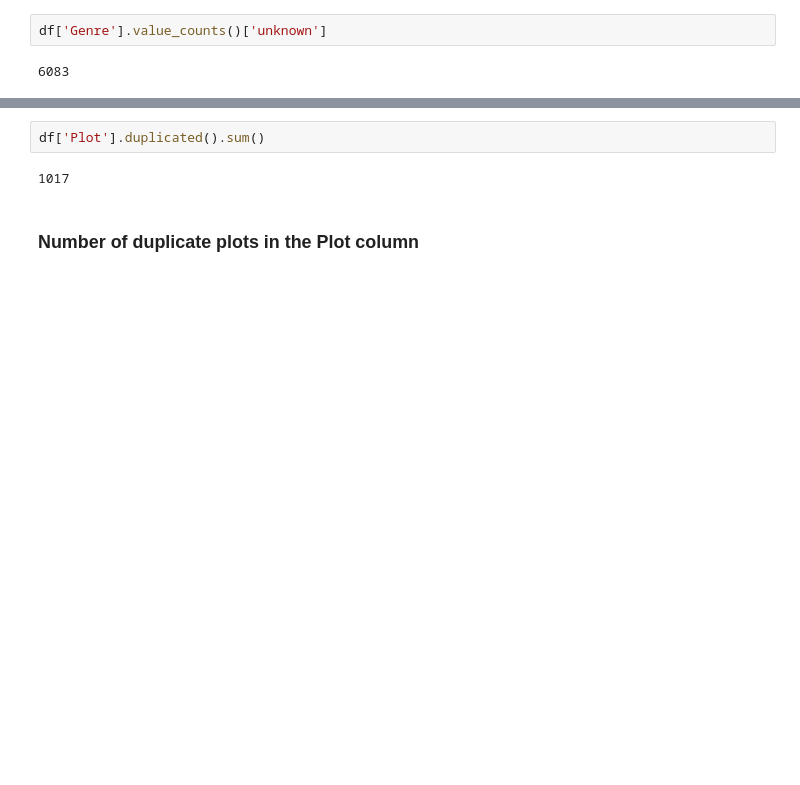
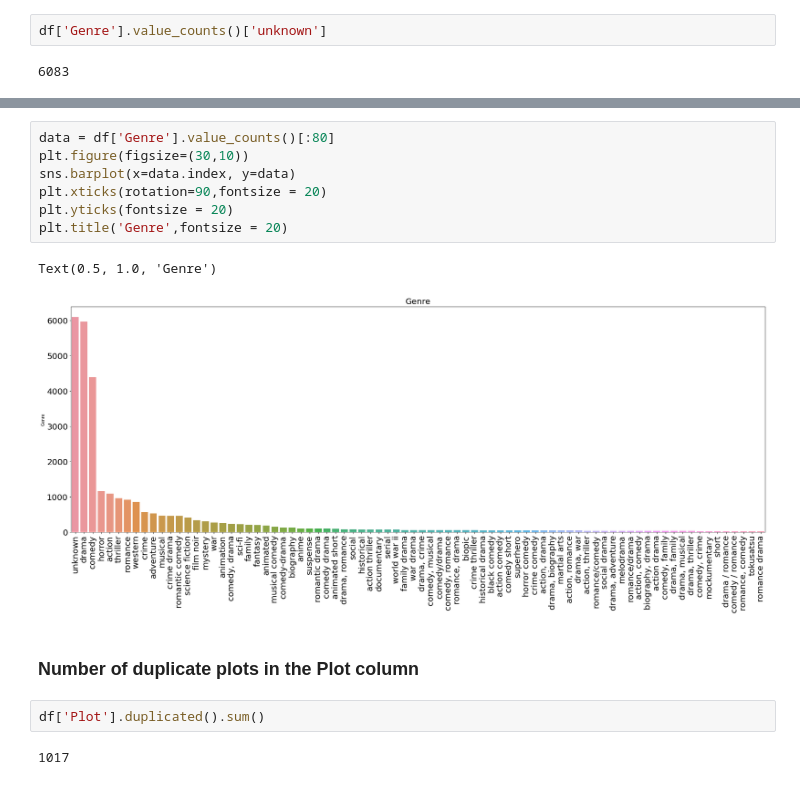
Before and after one commit to erickeagle/Wikipedia-Movies-Data-EDA-NLP-Redcommendation-System-, a Jupyter notebook: Insight_of_the_data.ipynb, the cells around one changed output, grey strips where cells are left out. Drawn from its saved outputs; the diff is of its cells as text; blank space fills up the shorter version.

```diff
--- a/Insight_of_the_data.ipynb
+++ b/Insight_of_the_data.ipynb
@@ -151,6 +166,16 @@ df['Genre'].value_counts()['unknown']
+# %%
+data = df['Genre'].value_counts()[:80]
+plt.figure(figsize=(30,10))
+sns.barplot(x=data.index, y=data)
+plt.xticks(rotation=90,fontsize = 20)
+plt.yticks(fontsize = 20)
+plt.title('Genre',fontsize = 20)
+# %% [output]
+Text(0.5, 1.0, 'Genre')
+[figure, added]
+# %% [markdown]
+### Number of duplicate plots in the Plot column
 # %%
 df['Plot'].duplicated().sum()
 # %% [output]
 1017
-# %% [markdown]
-### Number of duplicate plots in the Plot column
```
Also changed, not shown: parts of 1 cell of this notebook, 1 other file.
